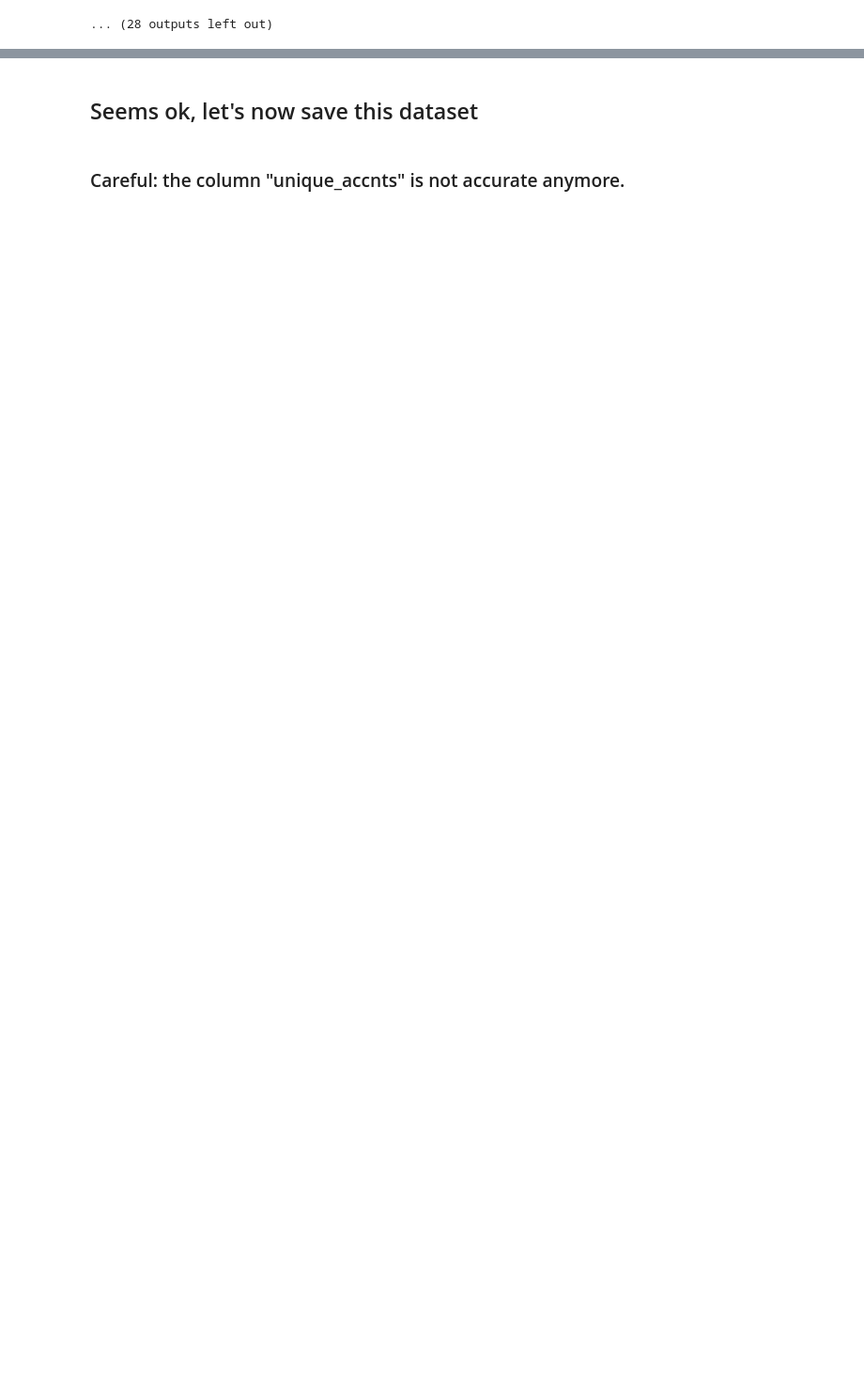
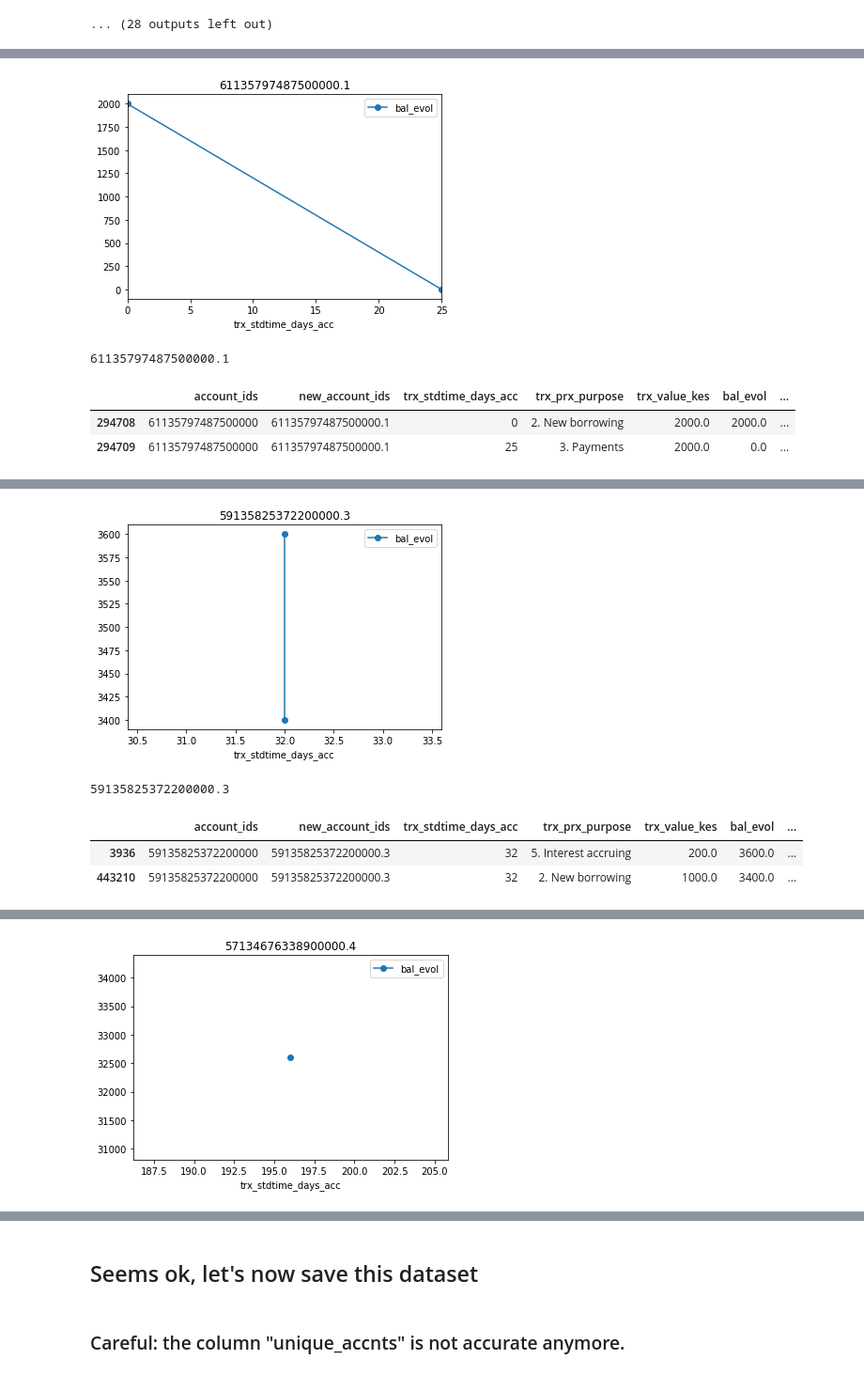
Before and after one commit to julclu/kenya_financial_diaries, a Jupyter notebook: analysis_final/Pure_Truncation_Start_Bal_Ella_Version2.ipynb, the cells around one changed output, grey strips where cells are left out. Shown at 94% size. Drawn from its saved outputs; the diff is of its cells as text; code cells hidden in the pictures; blank space fills up the shorter version.

Commit message:
added obs length to truncation

```diff
--- a/analysis_final/Pure_Truncation_Start_Bal_Ella_Version2.ipynb
+++ b/analysis_final/Pure_Truncation_Start_Bal_Ella_Version2.ipynb
@@ -12,7 +12,7 @@ pd.set_option('display.max_columns',60)
 # %%
 # df = pd.read_csv("kenya_data/diaries_transactions_all.csv", dtype={'account_startclose_balance': str})
 # %%
-df = pd.read_csv("../diaries_transactions_all.csv", dtype={'account_startclose_balance': str})
+df = pd.read_csv("../../Notebooks/kenya_data/diaries_transactions_all.csv", dtype={'account_startclose_balance': str})
 # %% [markdown]
 ## For now I keep only "business and agriculture loans", "joint liability loans", "personal loans", "borrowing from an informal group", "borrowing from family and friends", "shylock loans".
 # %%
@@ -206,2 +199,0 @@ The account 61135946960100000 seems to have several new borrowings on day 244.
-# %%
-dfb = dfb[(dfb["account_ids"]!="61134787763500000")]
@@ -289,0 +260,23 @@ for i in range(0,10):
+# %%
+dfb.insert(dfb.shape[1],"obs_length",np.zeros(dfb.shape[0]))
+# %%
+for acc in dfb["new_account_ids"].unique():
+    lna = dfb[dfb["new_account_ids"]==acc]
+    days = lna["trx_stdtime_days_acc"].unique()
+    l = days.max() - days.min()
+    for index, row in dfb[dfb["new_account_ids"]==acc].iterrows():
+        dfb.at[index,"obs_length"] = l
+# %%
+for i in range(0,10):
+    acc=random.choice(dfb["new_account_ids"].unique())
+    dfb[dfb["new_account_ids"]==acc].sort_values("trx_stdtime_days_acc").plot(x="trx_stdtime_days_acc",y="bal_evol", title = acc,marker="o")
+    plt.show()
+    print(acc)
+    display(dfb[dfb["new_account_ids"]==acc].sort_values("trx_stdtime_days_acc")[["account_ids","new_account_ids","trx_stdtime_days_acc","trx_prx_purpose","trx_value_kes","bal_evol","start_bal","obs_length"]])
+    display(dfb[dfb["account_ids"]==acc[:-2]].sort_values("trx_stdtime_days_acc")[["account_ids","new_account_ids","trx_stdtime_days_acc","trx_prx_purpose","trx_value_kes","bal_evol","start_bal","obs_length"]])
+# %% [output]
+[figure, added]
+61135797487500000.1
+|  | account_ids | new_account_ids | trx_stdtime_days_acc | trx_prx_purpose | trx_value_kes | bal_evol | ... |
+| 294708 | 61135797487500000 | 61135797487500000.1 | 0 | 2. New borrowing | 2000.0 | 2000.0 | ... |
+| 294709 | 61135797487500000 | 61135797487500000.1 | 25 | 3. Payments | 2000.0 | 0.0 | ... |
@@ -289,0 +289,5 @@ for i in range(0,10):
+[figure, added]
+59135825372200000.3
+|  | account_ids | new_account_ids | trx_stdtime_days_acc | trx_prx_purpose | trx_value_kes | bal_evol | ... |
+| 3936 | 59135825372200000 | 59135825372200000.3 | 32 | 5. Interest accruing | 200.0 | 3600.0 | ... |
+| 443210 | 59135825372200000 | 59135825372200000.3 | 32 | 2. New borrowing | 1000.0 | 3400.0 | ... |
@@ -289,0 +311 @@ for i in range(0,10):
+[figure, added]
```
Also changed, not shown: parts of 11 cells of this notebook.
